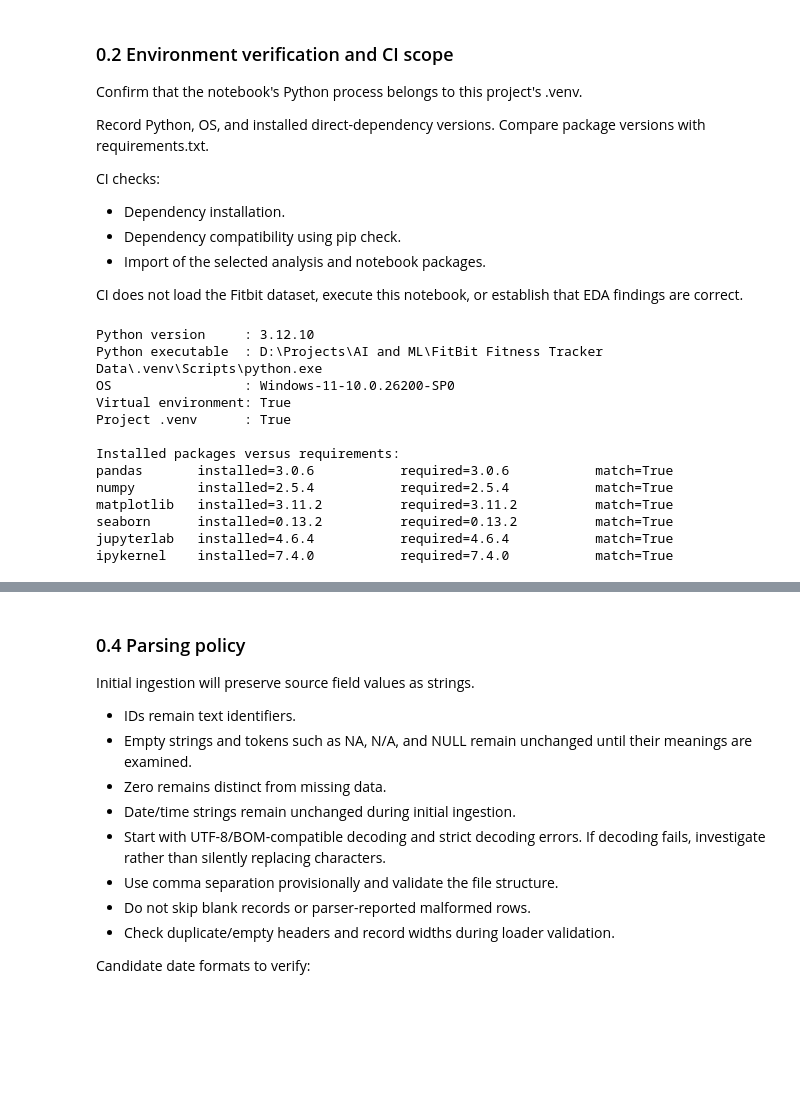
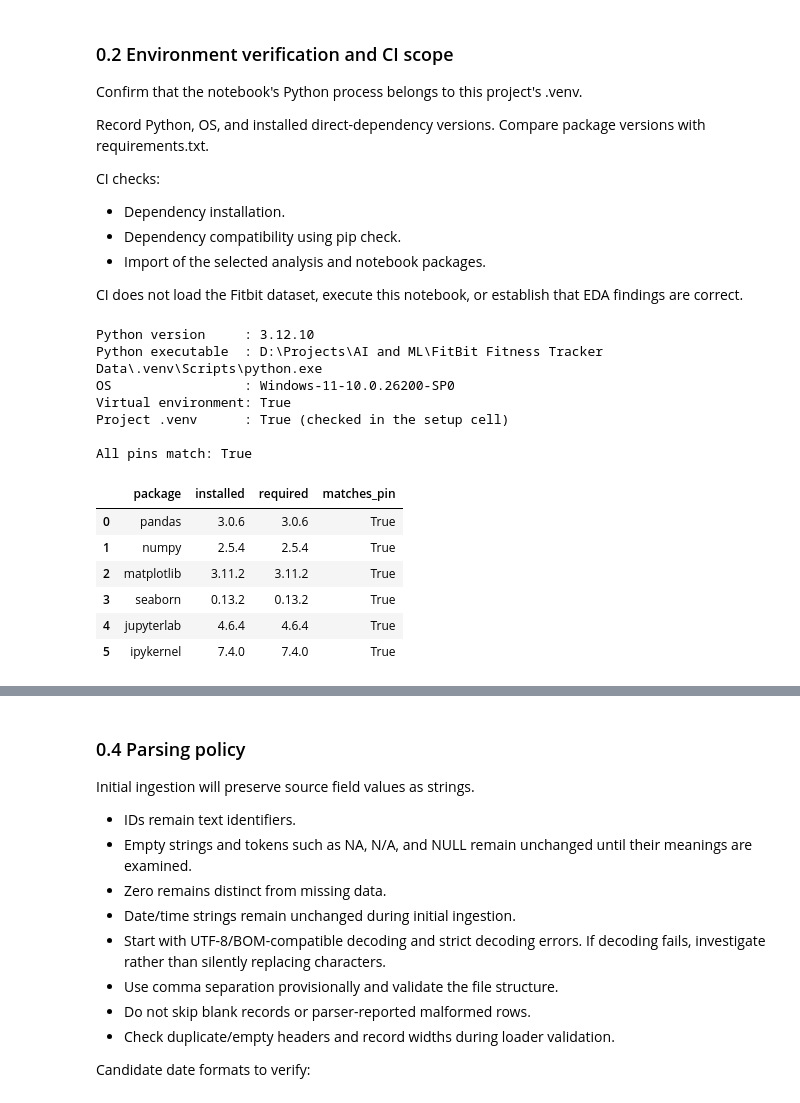
Before and after one commit to MohamadAlhajAli/fitbit-fitness-tracker, a Jupyter notebook: EDA/Project_Setup.ipynb, the cells around one changed output, grey strips where cells are left out. Cells and saved outputs as stored; diff of their text form; code cells hidden in the pictures; blank space fills up the shorter version.

```diff
--- a/EDA/Project_Setup.ipynb
+++ b/EDA/Project_Setup.ipynb
@@ -121,84 +141,55 @@ CI checks:
 CI does not load the Fitbit dataset, execute this notebook,
 or establish that EDA findings are correct.
 # %%
-# Verify the actual running Python environment.
-is_virtual_environment = sys.prefix != sys.base_prefix
-is_project_environment = (
-    Path(sys.prefix).resolve()
-    == (PROJECT_ROOT / ".venv").resolve()
-)
-
 print("Python version     :", sys.version.split()[0])
 print("Python executable  :", sys.executable)
 print("OS                 :", platform.platform())
-print("Virtual environment:", is_virtual_environment)
-print("Project .venv      :", is_project_environment)
+print("Virtual environment:", sys.prefix != sys.base_prefix)
+print("Project .venv      : True (checked in the setup cell)")
 
-if not is_project_environment:
-    raise RuntimeError("Select the project's Fitbit kernel before continuing.")
-
-# Read the direct-version pins already recorded in requirements.txt
-requirements_path = PROJECT_ROOT / "requirements.txt"
+# Read the direct-version pins recorded in requirements.txt.
 required_versions = {}
 
-for line in requirements_path.read_text(encoding="utf-8-sig").splitlines():
+for line in REQUIREMENTS_PATH.read_text(encoding="utf-8-sig").splitlines():
     line = line.strip()
-
-    if not line or line.startswith("#"):
-        continue
-
-    if "==" in line:
+    if line and not line.startswith("#") and "==" in line:
         package, pinned_version = line.split("==", 1)
         required_versions[package.strip()] = pinned_version.strip()
 
-packages = [
-    "pandas",
-    "numpy",
-    "matplotlib",
-    "seaborn",
-    "jupyterlab",
-    "ipykernel",
-]
+package_rows = []
 
-package_records = []
-
-print("\nInstalled packages versus requirements:")
-for package in packages:
+for package, pinned_version in required_versions.items():
     try:
         installed_version = version(package)
     except PackageNotFoundError:
         installed_version = "NOT INSTALLED"
 
-    pinned_version = required_versions.get(package, "NOT PINNED")
-    matches_pin = installed_version == pinned_version
+    package_rows.append({
+        "package": package,
+        "installed": installed_version,
+        "required": pinned_version,
+        "matches_pin": installed_version == pinned_version,
+    })
 
-    package_records.append(
-        {
-            "package": package,
-            "installed": installed_version,
-            "required": pinned_version,
-            "matches_pin": matches_pin,
-        }
-    )
+package_versions = pd.DataFrame(package_rows)
 
-    print(
-        f"{package:<12} installed={installed_version:<15} "
-        f"required={pinned_version:<15} match={matches_pin}"
-    )
+print("\nAll pins match:", bool(package_versions["matches_pin"].all()))
+display(package_versions)
 # %% [output]
 Python version     : 3.12.10
 Python executable  : D:\Projects\AI and ML\FitBit Fitness Tracker Data\.venv\Scripts\python.exe
 OS                 : Windows-11-10.0.26200-SP0
 Virtual environment: True
-Project .venv      : True
+Project .venv      : True (checked in the setup cell)
 
-Installed packages versus requirements:
-pandas       installed=3.0.6           required=3.0.6           match=True
-numpy        installed=2.5.4           required=2.5.4           match=True
-matplotlib   installed=3.11.2          required=3.11.2          match=True
-seaborn      installed=0.13.2          required=0.13.2          match=True
-jupyterlab   installed=4.6.4           required=4.6.4           match=True
-ipykernel    installed=7.4.0           required=7.4.0           match=True
+All pins match: True
+|  | package | installed | required | matches_pin |
+| 0 | pandas | 3.0.6 | 3.0.6 | True |
+| 1 | numpy | 2.5.4 | 2.5.4 | True |
+| 2 | matplotlib | 3.11.2 | 3.11.2 | True |
+| 3 | seaborn | 0.13.2 | 0.13.2 | True |
+| 4 | jupyterlab | 4.6.4 | 4.6.4 | True |
+| 5 | ipykernel | 7.4.0 | 7.4.0 | True |
 # %% [markdown]
 ### 0.3 Identify the local inputs
 
```
Also changed, not shown: parts of 14 cells of this notebook, 4 other files.
